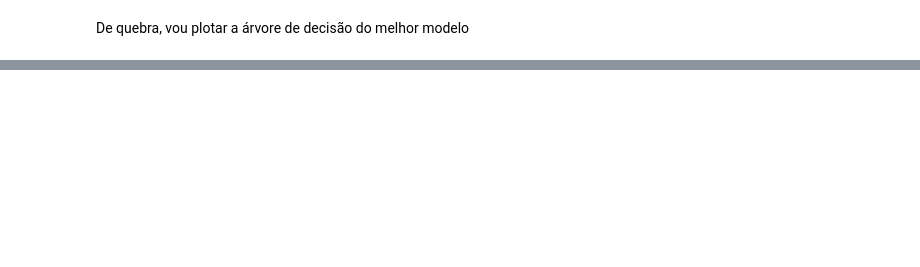
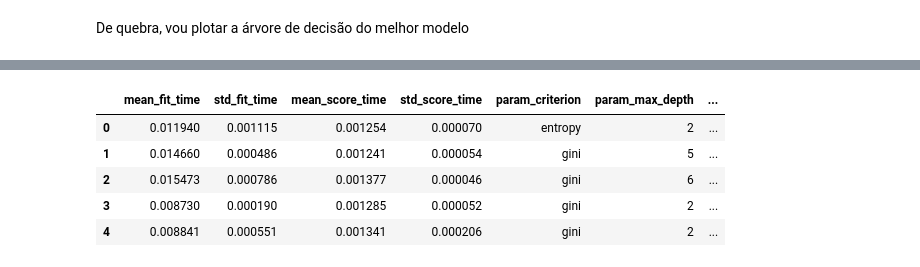
Before and after one commit to pedroAndrad1/otimizacao_de_modelos, a Jupyter notebook: Machine_Learning_Otimização_hiperparametros.ipynb, the cells around one changed output, grey strips where cells are left out. Cells and saved outputs as stored; diff of their text form; code cells hidden in the pictures; blank space fills up the shorter version.

```diff
--- a/Machine_Learning_Otimização_hiperparametros.ipynb
+++ b/Machine_Learning_Otimização_hiperparametros.ipynb
@@ -497,0 +511,35 @@ graph
+# %%
+from sklearn.model_selection import RandomizedSearchCV
+from scipy.stats import randint
+SEED=301
+np.random.seed(SEED)
+
+espaco_de_parametros = {
+       "max_depth": randint(2,9),
+       "min_samples_leaf": randint(32,257),
+       "min_samples_split": randint(32,257),
+       "criterion": ["gini", "entropy"]
+}
+
+#Temos um espaço de milhares combinacoes possiveis. O RandomizedSearchCV tem como
+#parametro a quantidade de iteracoes que ele ira fazer, n_iter, vamos passar 100.
+#Logo, exploraremos uma pequena parte do espaco.
+
+busca = RandomizedSearchCV( DecisionTreeClassifier(), espaco_de_parametros,
+                      cv = KFold( n_splits = 10, shuffle = True), n_iter = 100 )
+# %%
+#Fazendo o processo de cross validation
+
+busca.fit(x_azar, y_azar, groups = dados.modelo)
+
+#Vendo os resultados do cross validation.
+
+resultados = pd.DataFrame(busca.cv_results_)
+resultados.head()
+# %% [output]
+|  | mean_fit_time | std_fit_time | mean_score_time | std_score_time | param_criterion | param_max_depth | ... |
+| 0 | 0.011940 | 0.001115 | 0.001254 | 0.000070 | entropy | 2 | ... |
+| 1 | 0.014660 | 0.000486 | 0.001241 | 0.000054 | gini | 5 | ... |
+| 2 | 0.015473 | 0.000786 | 0.001377 | 0.000046 | gini | 6 | ... |
+| 3 | 0.008730 | 0.000190 | 0.001285 | 0.000052 | gini | 2 | ... |
+| 4 | 0.008841 | 0.000551 | 0.001341 | 0.000206 | gini | 2 | ... |
```
Also changed, not shown: parts of 12 cells of this notebook.
